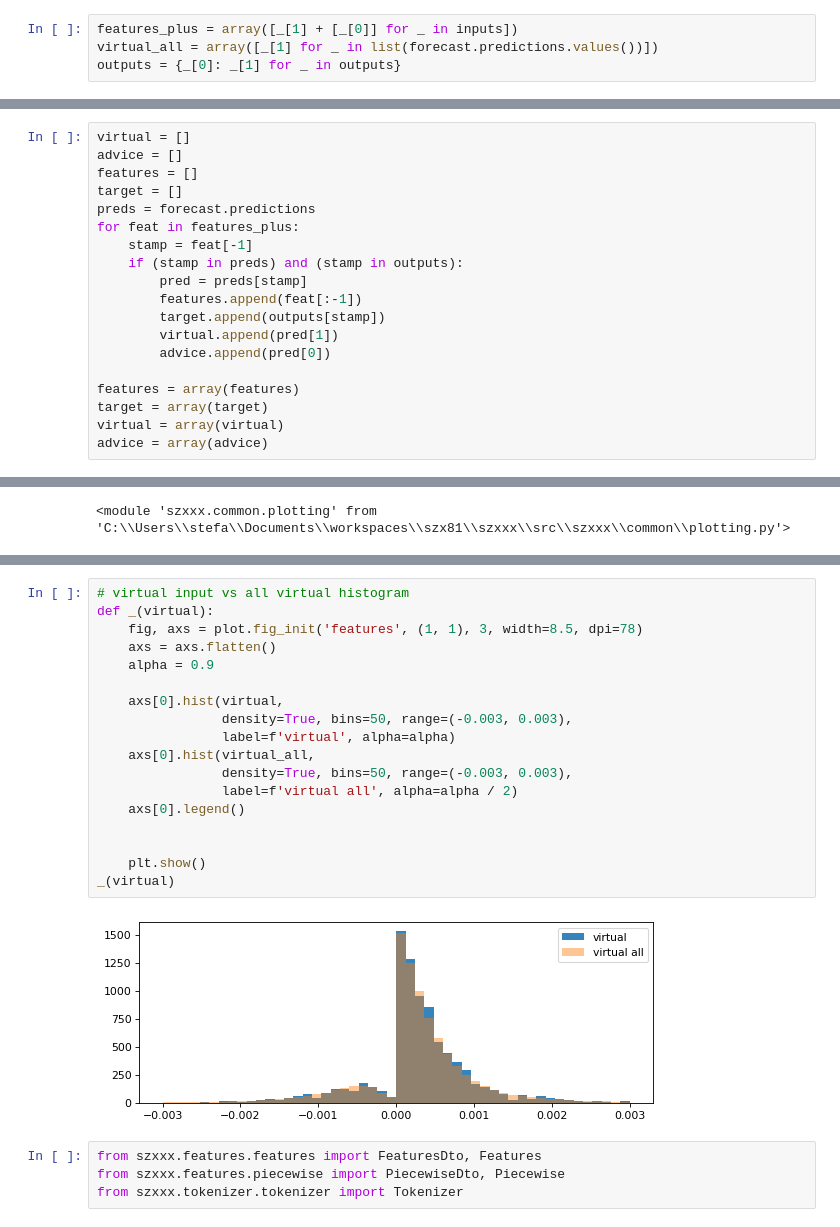
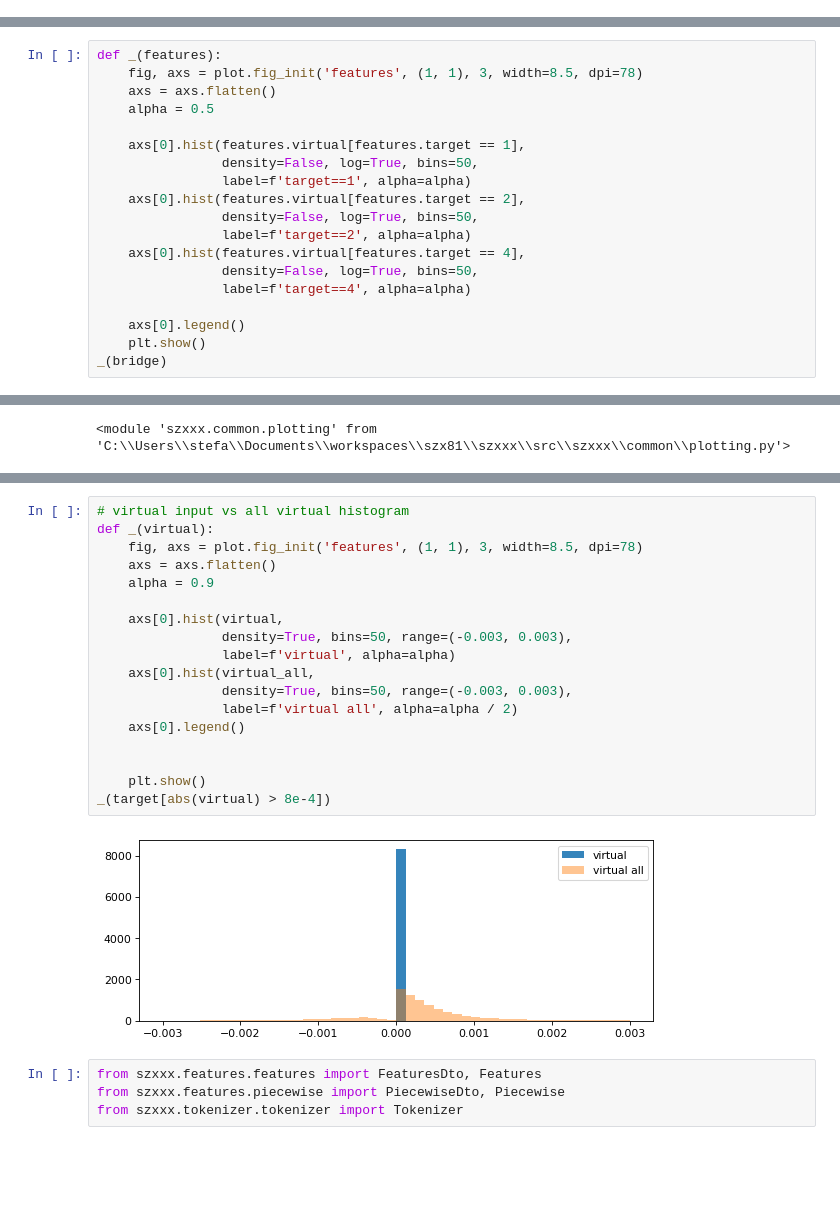
Before and after one commit to stefanzarembinski/keanu, a Jupyter notebook: src/keanu/features/bridge.ipynb, the cells around one changed output, grey strips where cells are left out. Saved outputs shown, nothing was run; the diff lists cells and outputs as text; blank space fills up the shorter version.

```diff
--- a/src/keanu/features/bridge.ipynb
+++ b/src/keanu/features/bridge.ipynb
@@ -63,4 +43,0 @@ inputs[0]
-# %%
-features_plus = array([_[1] + [_[0]] for _ in inputs])
-virtual_all = array([_[1] for _ in list(forecast.predictions.values())])
-outputs = {_[0]: _[1] for _ in outputs}
@@ -67,19 +114,19 @@ outputs = {_[0]: _[1] for _ in outputs}
 # %%
-virtual = []
-advice = []
-features = []
-target = []
-preds = forecast.predictions
-for feat in features_plus:
-    stamp = feat[-1]
-    if (stamp in preds) and (stamp in outputs):
-        pred = preds[stamp]
-        features.append(feat[:-1])
-        target.append(outputs[stamp])
-        virtual.append(pred[1])
-        advice.append(pred[0])
+def _(features):
+    fig, axs = plot.fig_init('features', (1, 1), 3, width=8.5, dpi=78)
+    axs = axs.flatten()
+    alpha = 0.5
 
-features = array(features)
-target = array(target)
-virtual = array(virtual)
-advice = array(advice)
+    axs[0].hist(features.virtual[features.target == 1],
+                density=False, log=True, bins=50,
+                label=f'target==1', alpha=alpha)
+    axs[0].hist(features.virtual[features.target == 2],
+                density=False, log=True, bins=50,
+                label=f'target==2', alpha=alpha)
+    axs[0].hist(features.virtual[features.target == 4],
+                density=False, log=True, bins=50,
+                label=f'target==4', alpha=alpha)
+
+    axs[0].legend()
+    plt.show()
+_(bridge)
@@ -150,23 +199,23 @@ vi.caption()
 # %%
 # virtual input vs all virtual histogram
 def _(virtual):
     fig, axs = plot.fig_init('features', (1, 1), 3, width=8.5, dpi=78)
     axs = axs.flatten()
     alpha = 0.9
 
     axs[0].hist(virtual,
                 density=True, bins=50, range=(-0.003, 0.003),
                 label=f'virtual', alpha=alpha)
     axs[0].hist(virtual_all,
                 density=True, bins=50, range=(-0.003, 0.003),
                 label=f'virtual all', alpha=alpha / 2)
     axs[0].legend()
 
 
     plt.show()
-_(virtual)
+_(target[abs(virtual) > 8e-4])
 # %% [output]
-[figure, old version]
+[figure, new version]
 # %%
 from szxxx.features.features import FeaturesDto, Features
 from szxxx.features.piecewise import PiecewiseDto, Piecewise
```
Also changed, not shown: parts of 15 cells of this notebook.
